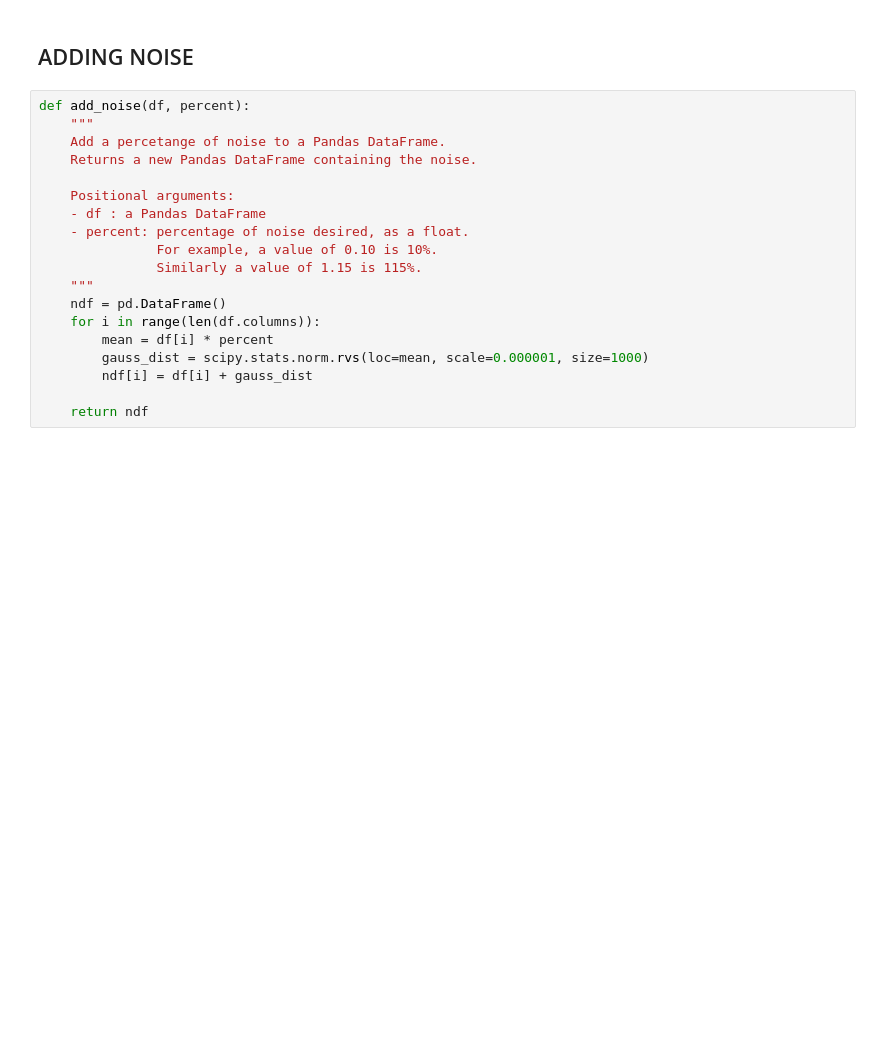
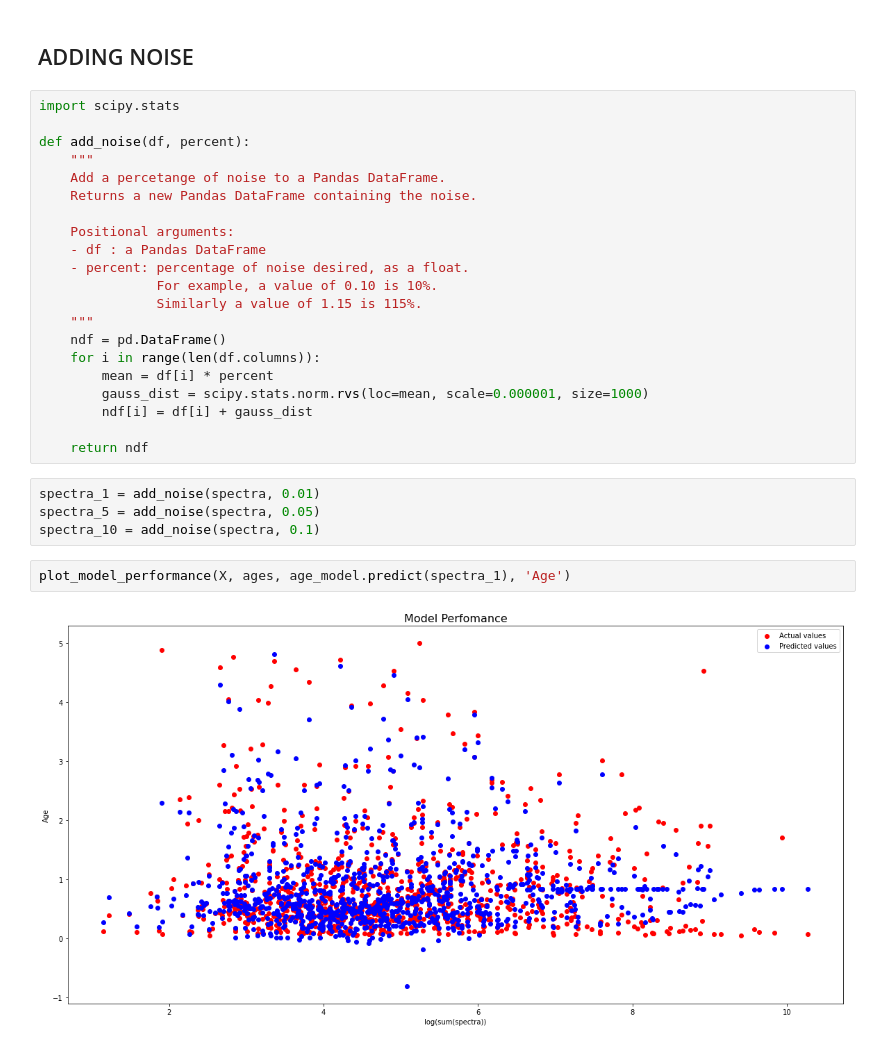
Before and after one commit to nathanaelg16/PHYS3600ID_Final_Project, a Jupyter notebook: Final Project.ipynb, the cells around one changed output. Saved outputs shown, nothing was run; the diff lists cells and outputs as text; blank space fills up the shorter version.

```diff
--- a/Final Project.ipynb
+++ b/Final Project.ipynb
@@ -202,6 +220,8 @@ fig.savefig("model_performance mass", dpi=300)
 # %% [markdown]
 ## ADDING NOISE
 # %%
+import scipy.stats
+
 def add_noise(df, percent):
     """
     Add a percetange of noise to a Pandas DataFrame.
@@ -220,3 +240,11 @@ def add_noise(df, percent):
         ndf[i] = df[i] + gauss_dist
 
     return ndf
+# %%
+spectra_1 = add_noise(spectra, 0.01)
+spectra_5 = add_noise(spectra, 0.05)
+spectra_10 = add_noise(spectra, 0.1)
+# %%
+plot_model_performance(X, ages, age_model.predict(spectra_1), 'Age')
+# %% [output]
+[figure, added]
```
Also changed, not shown: parts of 10 cells of this notebook, 1 other file.
